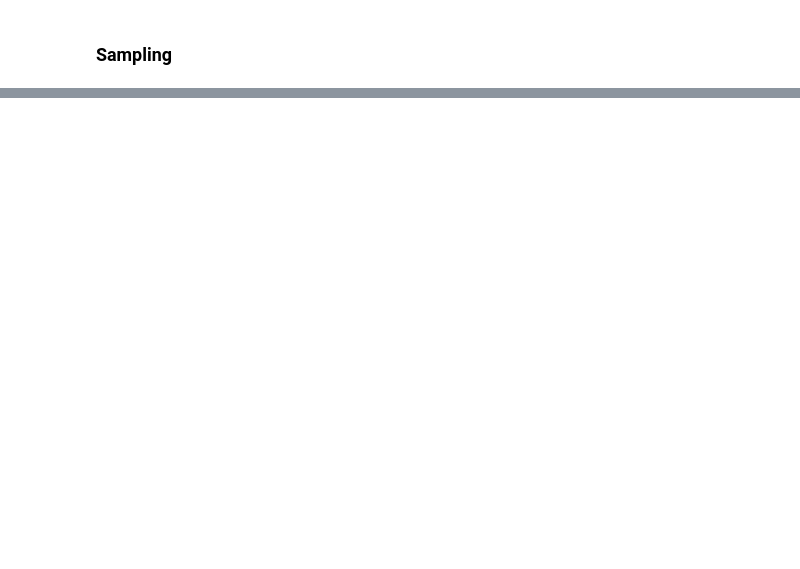
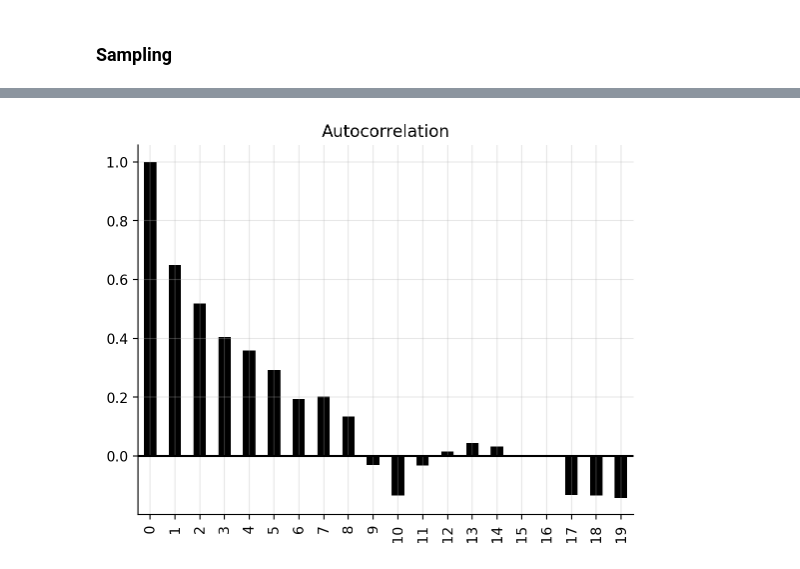
Before and after one commit to gerdm/misc, a Jupyter notebook: 2024-10/arma-ssm.ipynb, the cells around one changed output, grey strips where cells are left out. Cells and saved outputs as stored; diff of their text form; code cells hidden in the pictures; blank space fills up the shorter version.

```diff
--- a/2024-10/arma-ssm.ipynb
+++ b/2024-10/arma-ssm.ipynb
@@ -110,0 +130,10 @@ plt.plot(hist["y"])
+# %%
+Y = pd.DataFrame(hist["y"])
+for i in range(1, 20):
+    Y[i] = Y[0].shift(i)
+Y.corr()[0].plot(kind="bar", color="black")
+plt.title("Autocorrelation")
+plt.axhline(y=0, c="black")
+plt.grid(alpha=0.3)
+# %% [output]
+[figure, added]
```
Also changed, not shown: parts of 29 cells of this notebook.
